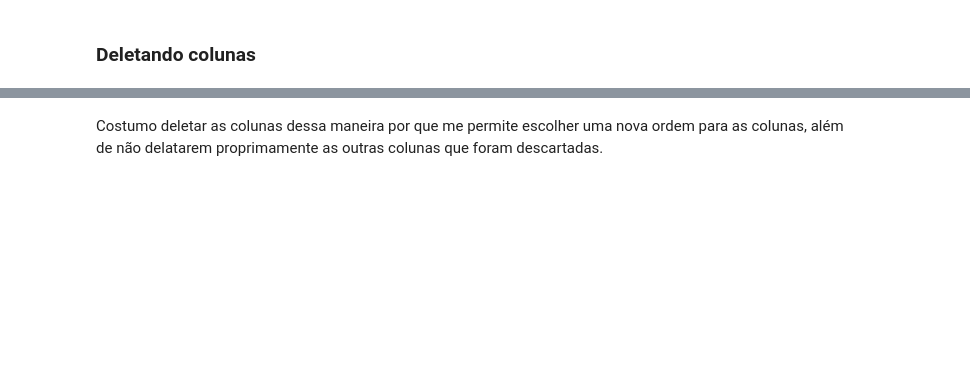
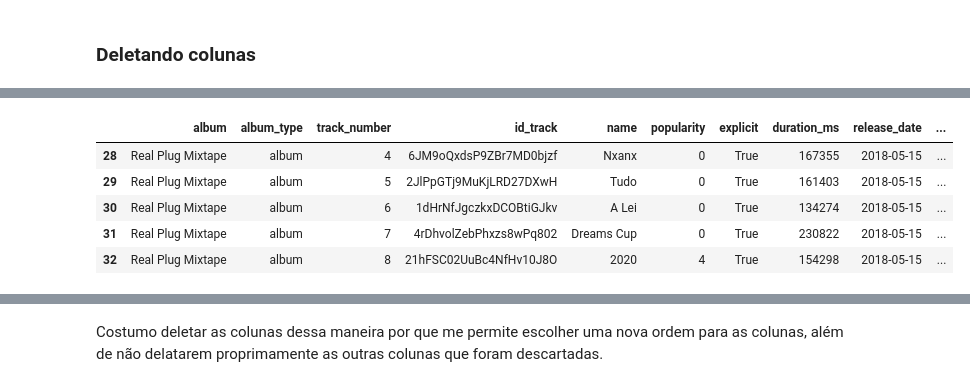
Before and after one commit to luislauriano/Data_Science, a Jupyter notebook: Projeto_construcao.ipynb, the cells around one changed output, grey strips where cells are left out. Saved outputs shown, nothing was run; the diff lists cells and outputs as text; code cells hidden in the pictures; blank space fills up the shorter version.

```diff
--- a/Projeto_construcao.ipynb
+++ b/Projeto_construcao.ipynb
@@ -296,0 +305,10 @@ Index(['album', 'album_type', 'track_number', 'id_track', 'name', 'popularity',
+# %%
+#As 5 últimas linhas
+df.tail()
+# %% [output]
+|  | album | album_type | track_number | id_track | name | popularity | explicit | duration_ms | release_date | ... |
+| 28 | Real Plug Mixtape | album | 4 | 6JM9oQxdsP9ZBr7MD0bjzf | Nxanx | 0 | True | 167355 | 2018-05-15 | ... |
+| 29 | Real Plug Mixtape | album | 5 | 2JlPpGTj9MuKjLRD27DXwH | Tudo | 0 | True | 161403 | 2018-05-15 | ... |
+| 30 | Real Plug Mixtape | album | 6 | 1dHrNfJgczkxDCOBtiGJkv | A Lei | 0 | True | 134274 | 2018-05-15 | ... |
+| 31 | Real Plug Mixtape | album | 7 | 4rDhvolZebPhxzs8wPq802 | Dreams Cup | 0 | True | 230822 | 2018-05-15 | ... |
+| 32 | Real Plug Mixtape | album | 8 | 21hFSC02UuBc4NfHv10J8O | 2020 | 4 | True | 154298 | 2018-05-15 | ... |
```
Also changed, not shown: parts of 32 cells of this notebook.
